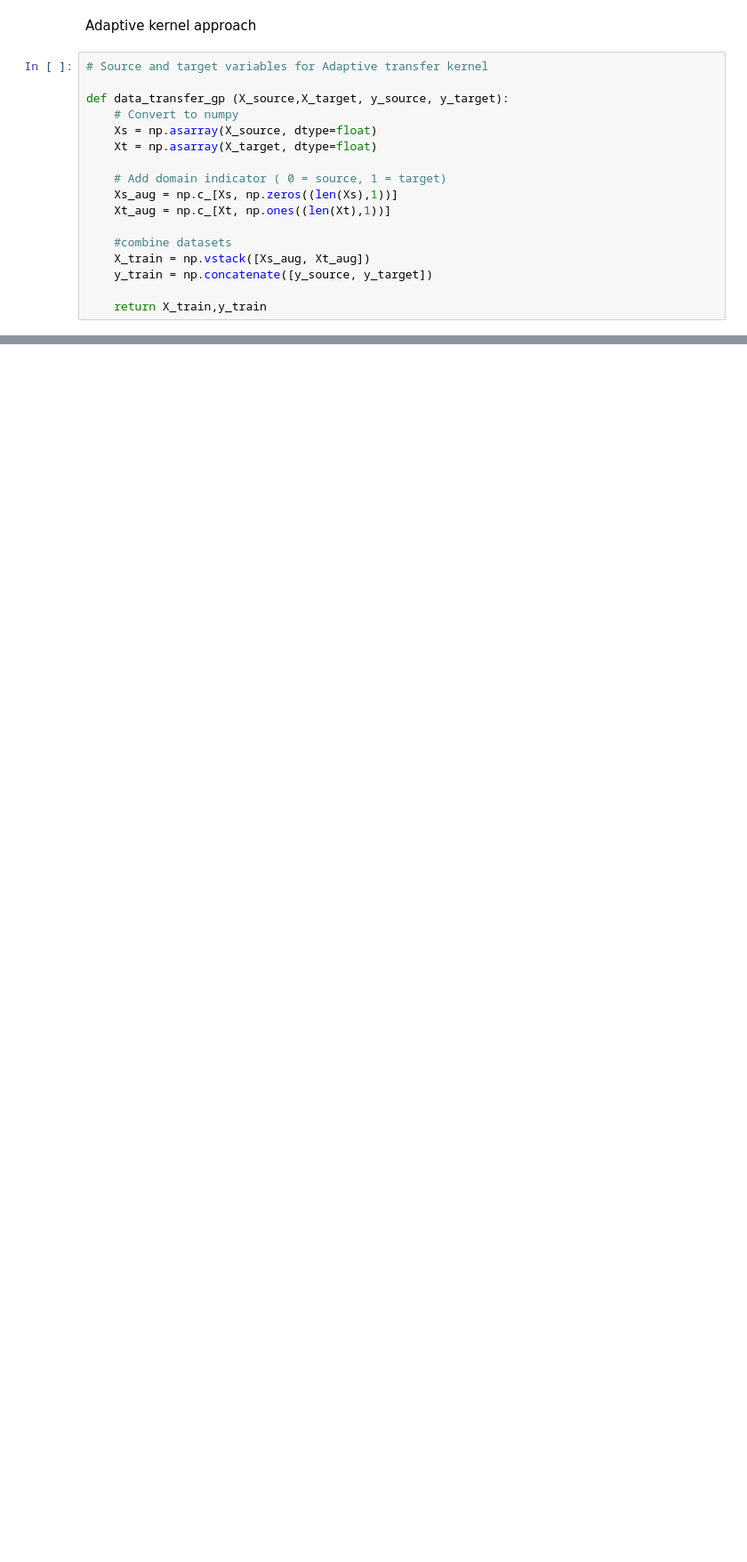
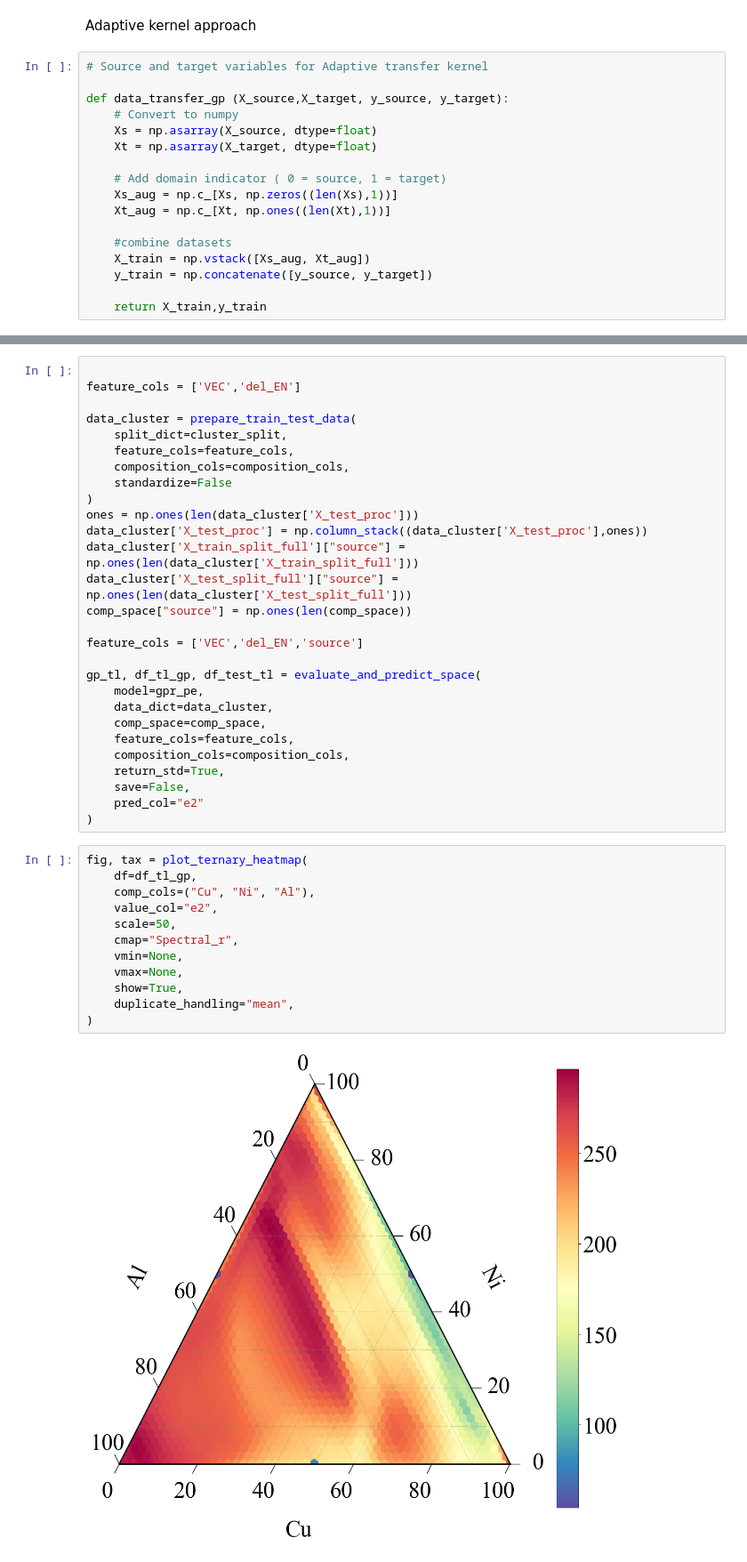
Before and after one commit to linarojas0824/Hybrid-Experimental-Data-Driven-Workflow, a Jupyter notebook: scripts/Notebooks/02_Model Training GP.ipynb, the cells around one changed output, grey strips where cells are left out. Shown at 89% size. Cells and saved outputs as stored; diff of their text form; blank space fills up the shorter version.

```diff
--- a/scripts/Notebooks/02_Model Training GP.ipynb
+++ b/scripts/Notebooks/02_Model Training GP.ipynb
@@ -498,0 +541,42 @@ gpr_pe = GaussianProcessRegressor(
+# %%
+
+feature_cols = ['VEC','del_EN']
+
+data_cluster = prepare_train_test_data(
+    split_dict=cluster_split,
+    feature_cols=feature_cols,
+    composition_cols=composition_cols,
+    standardize=False
+)
+ones = np.ones(len(data_cluster['X_test_proc']))
+data_cluster['X_test_proc'] = np.column_stack((data_cluster['X_test_proc'],ones))
+data_cluster['X_train_split_full']["source"] = np.ones(len(data_cluster['X_train_split_full']))
+data_cluster['X_test_split_full']["source"] = np.ones(len(data_cluster['X_test_split_full']))
+comp_space["source"] = np.ones(len(comp_space))
+
+feature_cols = ['VEC','del_EN','source']
+
+gp_tl, df_tl_gp, df_test_tl = evaluate_and_predict_space(
+    model=gpr_pe,
+    data_dict=data_cluster,
+    comp_space=comp_space,
+    feature_cols=feature_cols,
+    composition_cols=composition_cols,
+    return_std=True,
+    save=False,
+    pred_col="e2"
+)
+# %%
+fig, tax = plot_ternary_heatmap(
+    df=df_tl_gp,
+    comp_cols=("Cu", "Ni", "Al"),
+    value_col="e2",
+    scale=50,
+    cmap="Spectral_r",
+    vmin=None,
+    vmax=None,
+    show=True,
+    duplicate_handling="mean",
+)
+# %% [output]
+[figure, added]
```
Also changed, not shown: parts of 14 cells of this notebook, 5 other files.
